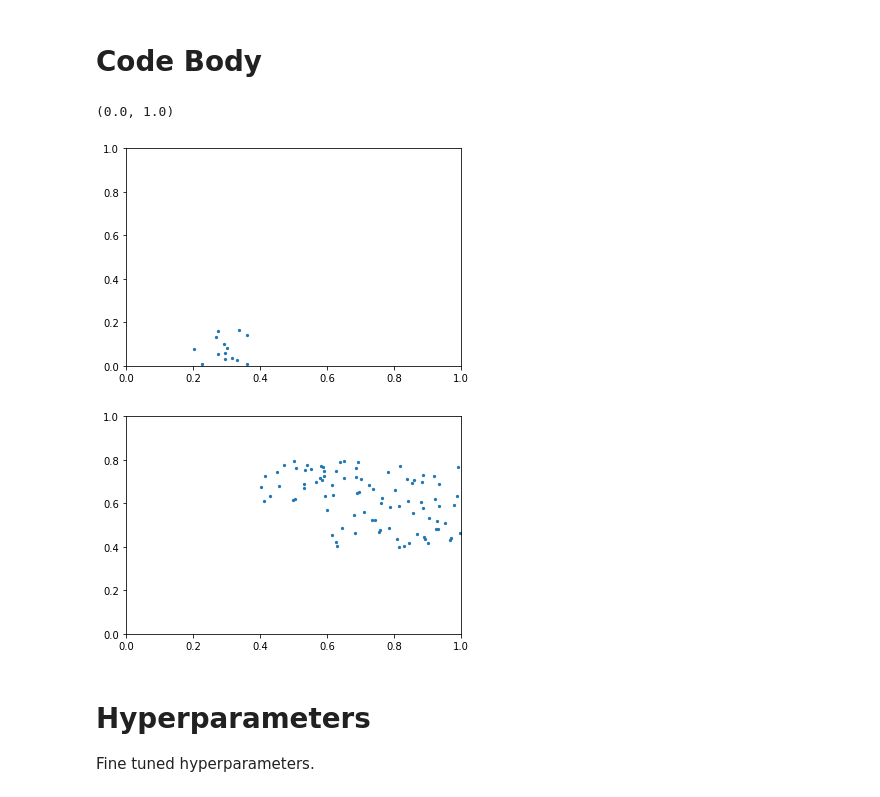
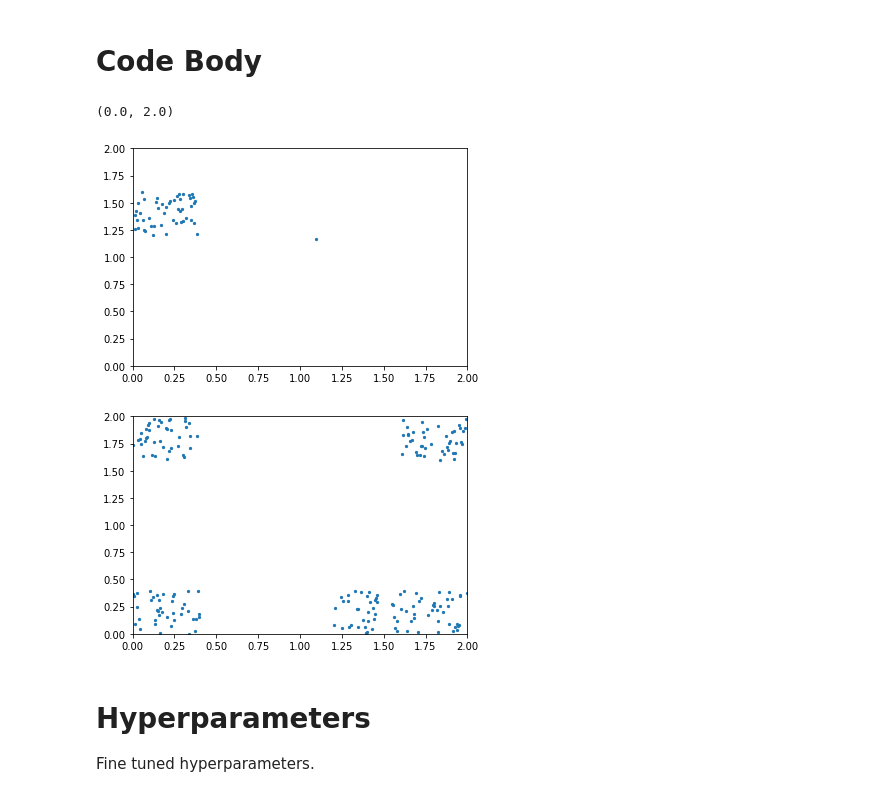
Before and after one commit to Enthazy/MIPS, a Jupyter notebook: MIPS_cpu - refine.ipynb, the cells around one changed output. Cells and saved outputs as stored; diff of their text form; code cells hidden in the pictures.

```diff
--- a/MIPS_cpu - refine.ipynb
+++ b/MIPS_cpu - refine.ipynb
@@ -289,31 +294,34 @@ def run(grid, posx, posy, vecx, vecy, theta,
 
     return grid, posx, posy, vecx, vecy, theta
 # %%
-tempx = np.arange(0,1,0.002)
-tempy = np.arange(0,1,0.002)
+Lx = Ly = 2
+M = 5
+tempx = np.arange(0,2,0.002)
+tempy = np.arange(0,2,0.002)
 np.random.shuffle(tempy)
 np.random.shuffle(tempx)
 
 # intervals = interval_seperation(tempx,5)
 # print(repr(intervals))
 # print(repr(intervals[0]))
 grid = grid_init(5)
-grid = grid_seperation1(grid, tempx,tempy,5)
-mask=grid[1]
+grid = grid_seperation(grid, tempx,tempy,M, Lx, Ly)
+mask=grid[15]
 plt.scatter(tempx[mask],tempy[mask],s=5)
-plt.xlim(0,1)
-plt.ylim(0,1)
+plt.xlim(0,Lx)
+plt.ylim(0,Ly)
 # print(repr(grid))
-mask = get_cal_range(2,3, grid)
+
+mask = get_cal_range(grid, 24,M)
 # print(repr(mask))
 plt.figure()
 plt.scatter(tempx[mask],tempy[mask],s=5)
-plt.xlim(0,1)
-plt.ylim(0,1)
+plt.xlim(0,Lx)
+plt.ylim(0,Ly)
 # %% [output]
-(0.0, 1.0)
+(0.0, 2.0)
-[figure, old version]
+[figure, new version]
-[figure, old version]
+[figure, new version]
 # %% [markdown]
 # Hyperparameters
 
```
Also changed, not shown: parts of 10 cells of this notebook.
